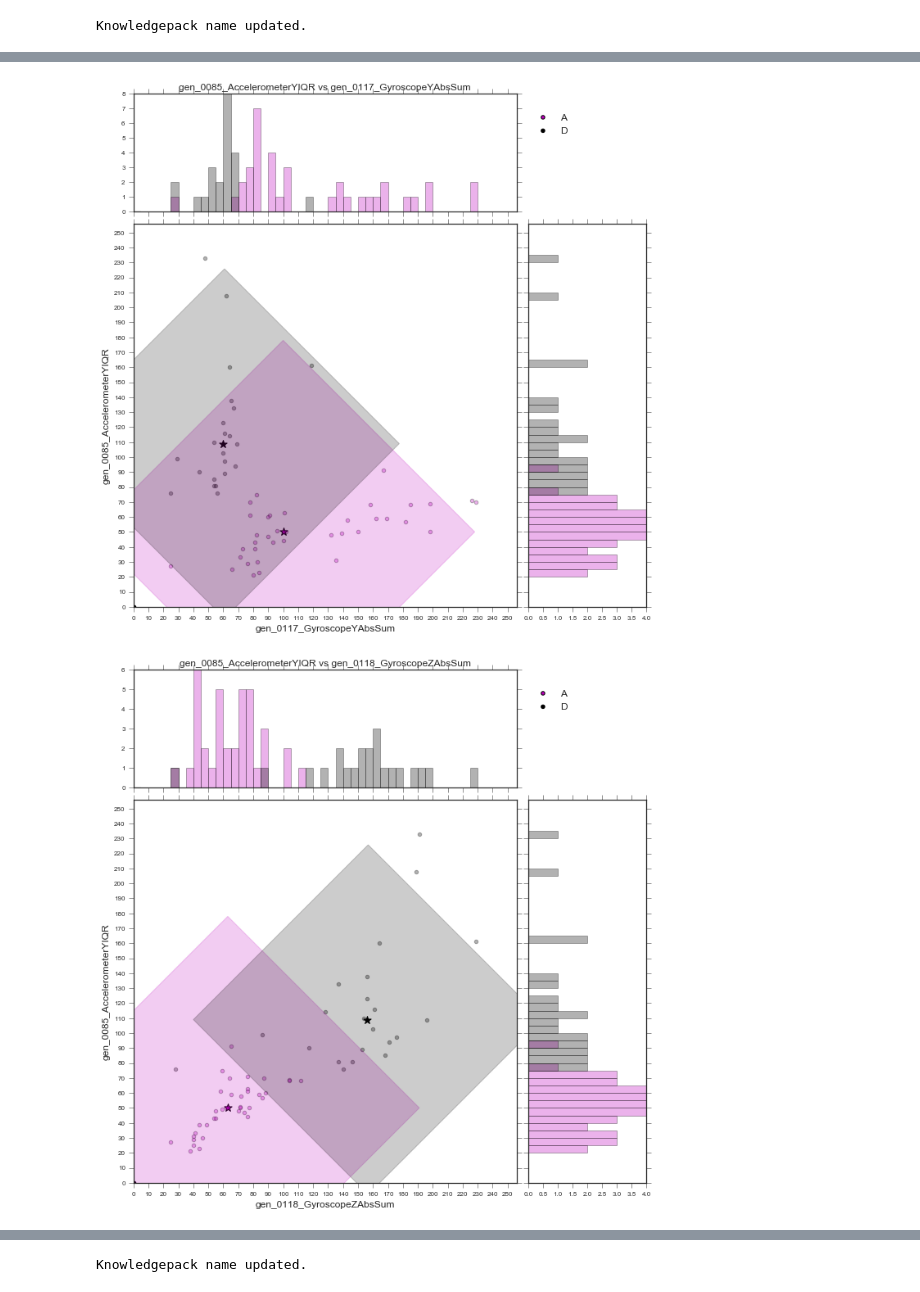
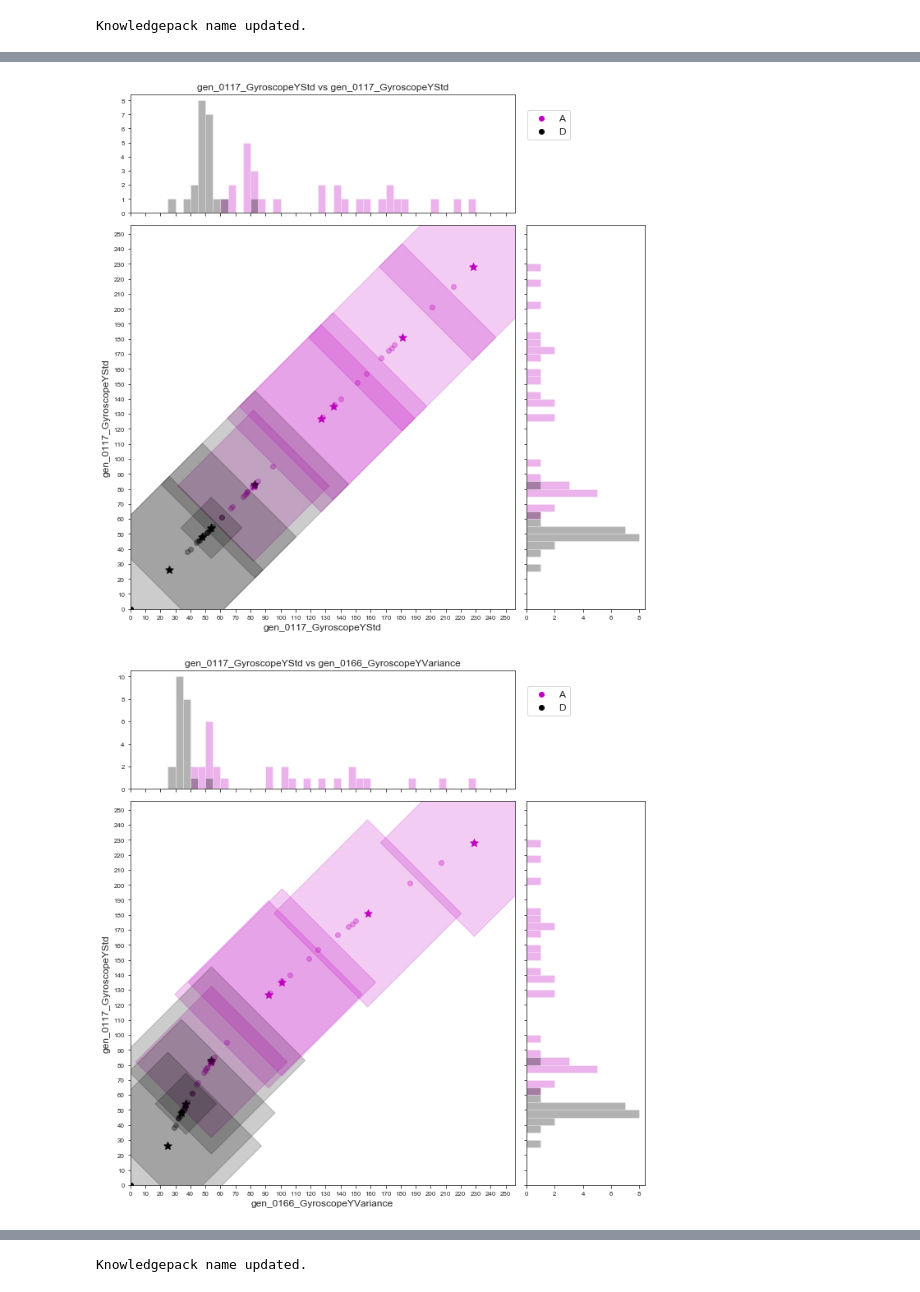
Before and after one commit to sensiml/AnalyticStudioTutorials, a Jupyter notebook: KB Basics - Creating a Heiarchical Model.ipynb, the cells around one changed output, grey strips where cells are left out. Saved outputs shown, nothing was run; the diff lists cells and outputs as text; code cells hidden in the pictures.

Commit message:
Fixed bugs with Hierarchical Model tutorial, removed OTA step in FlashWidget, added note for QuickAI flashing

```diff
--- a/KB Basics - Creating a Heiarchical Model.ipynb
+++ b/KB Basics - Creating a Heiarchical Model.ipynb
@@ -13,4 +15,4 @@ from sensiml.widgets import *
 dsk = SensiML()
 
 dsk.project = 'Gesture Demo'
-dsk.pipeline = "Heiarchical Pipeline"
+dsk.pipeline = "Hierarchical Pipeline"
@@ -41,7 +42,7 @@ QueryWidget(dsk).create_widget()
 # %%
 dsk.pipeline.reset()
 
-dsk.pipeline.set_input_query("ADLMU")
+dsk.pipeline.set_input_query("Gesture Query - ADMLU")
 
 dsk.pipeline.add_transform("Magnitude", params={"input_columns":[u'AccelerometerX', u'AccelerometerZ']}, overwrite=False)
 
@@ -51,7 +52,7 @@ sensor_columns = [u'AccelerometerY', u'AccelerometerX', u'AccelerometerZ', u'Gyr
 dsk.pipeline.add_feature_generator([ {'subtype_call': 'Time', 'params': {'sample_rate': 100}},
                                             {'subtype_call': 'Rate of Change'},
                                             {'subtype_call': 'Statistical'},
-                                            {'name':'Convolution Avg', 'params':{"columns": sensor_columns, "new_length": 9}},
+                                            {'name':'Downsample with Min Max Scaling', 'params':{"columns": sensor_columns, "new_length": 9}},
                                             ],
                                             function_defaults={'columns': sensor_columns},
                                            )
@@ -181,7 +205,7 @@ dsk.pipeline.add_transform("Magnitude", params={"input_columns":[u'Accelerometer
 dsk.pipeline.add_feature_generator([        {'subtype_call': 'Time', 'params': {'sample_rate': 100}},
                                             {'subtype_call': 'Rate of Change'},
                                             {'subtype_call': 'Statistical'},
-                                            {'name':'Convolution Avg', 'params':{"columns": sensor_columns, "new_length": 9}},
+                                            {'name':'Downsample with Min Max Scaling', 'params':{"columns": sensor_columns, "new_length": 9}},
                                             ],
                                             function_defaults={'columns': sensor_columns},
                                            )
@@ -219,9 +245,10 @@ Pipeline Running... Run Time: 5 sec.
 # %%
-dsk.pipeline.set_classifier("PVP", params={"distance_mode":"L1", "classification_mode":"RBF", "max_aif":156, "min_aif":5})
+dsk.pipeline.set_classifier("PME", params={"distance_mode":"L1", "classification_mode":"RBF", "max_aif":156, "min_aif":5})
 dsk.pipeline.set_validation_method("Recall")
-dsk.pipeline.set_training_algorithm("Hierarchical Clustering with Neuron Optimization", params={"number_of_neurons":46})
+dsk.pipeline.set_training_algorithm("RBF with Neuron Allocation Optimization", params={"number_of_iterations": 100,
+                                "number_of_neurons": 128})
 dsk.pipeline.set_tvo({'validation_seed':0})
 
 r,s = dsk.pipeline.execute()
-model = r.configurations[0].models[0]
+child_model_AD = r.configurations[0].models[0]
 r.summarize()
@@ -246,6 +255,6 @@ NEURONS: 2
 # %%
 # a list of columns can also be passed in as the secon parameter to the visualize_neuron_array
-dsk.pipeline.visualize_neuron_array(model, features, features.columns[3], features.columns[4:])
+dsk.pipeline.visualize_neuron_array(child_model_AD, features, pd.DataFrame(child_model_AD.knowledgepack.feature_summary).Feature.values[0], pd.DataFrame(child_model_AD.knowledgepack.feature_summary).Feature.values[0:])
 # %% [output]
-[figure, old version]
+[figure, new version]
-[figure, old version]
+[figure, new version]
```
Also changed, not shown: parts of 40 cells of this notebook, 1 other file.
